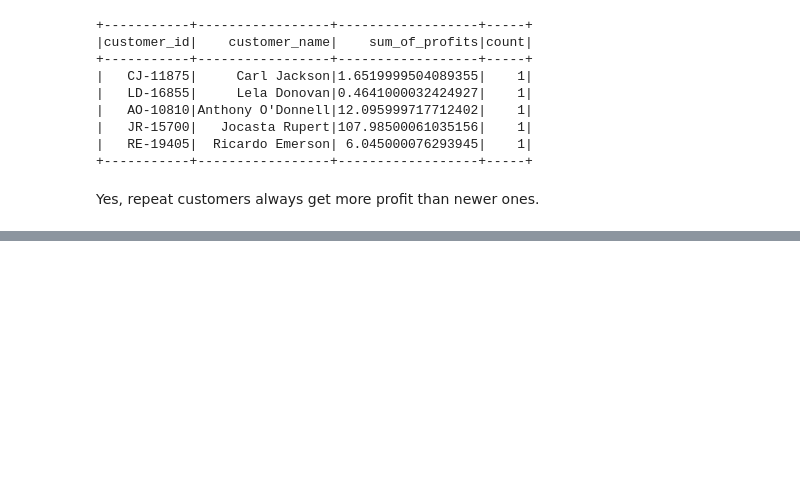
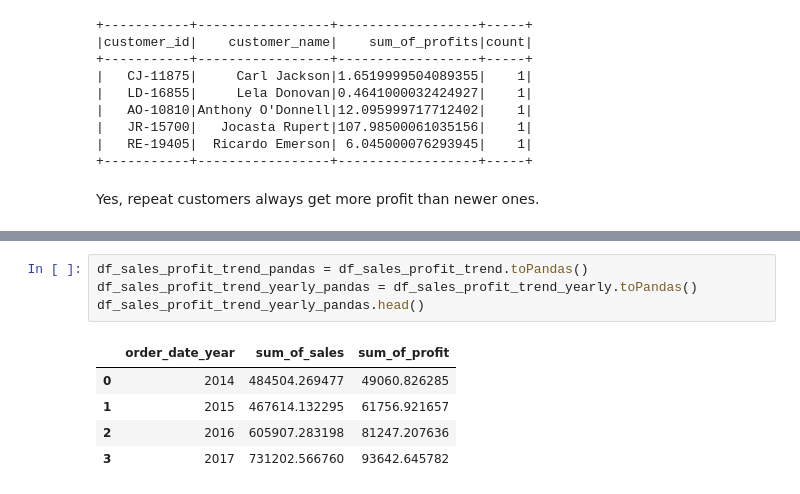
Before and after one commit to amithvardhan99/misc, a Jupyter notebook: PySpark Practice/notebook.ipynb, the cells around one changed output, grey strips where cells are left out. Cells and saved outputs as stored; diff of their text form; blank space fills up the shorter version.

```diff
--- a/PySpark Practice/notebook.ipynb
+++ b/PySpark Practice/notebook.ipynb
@@ -1858,0 +1961,10 @@ Yes, repeat customers always get more profit than newer ones.
+# %%
+df_sales_profit_trend_pandas = df_sales_profit_trend.toPandas()
+df_sales_profit_trend_yearly_pandas = df_sales_profit_trend_yearly.toPandas()
+df_sales_profit_trend_yearly_pandas.head()
+# %% [output]
+|  | order_date_year | sum_of_sales | sum_of_profit |
+| 0 | 2014 | 484504.269477 | 49060.826285 |
+| 1 | 2015 | 467614.132295 | 61756.921657 |
+| 2 | 2016 | 605907.283198 | 81247.207636 |
+| 3 | 2017 | 731202.566760 | 93642.645782 |
```
Also changed, not shown: parts of 10 cells of this notebook, 1 other file.
